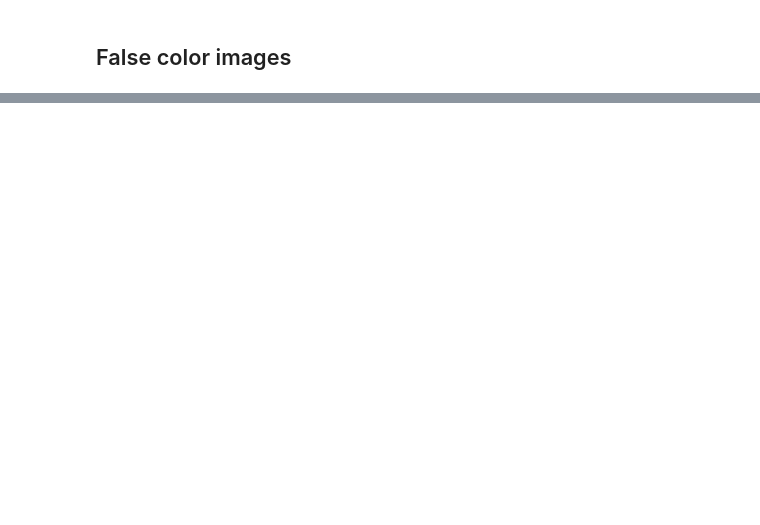
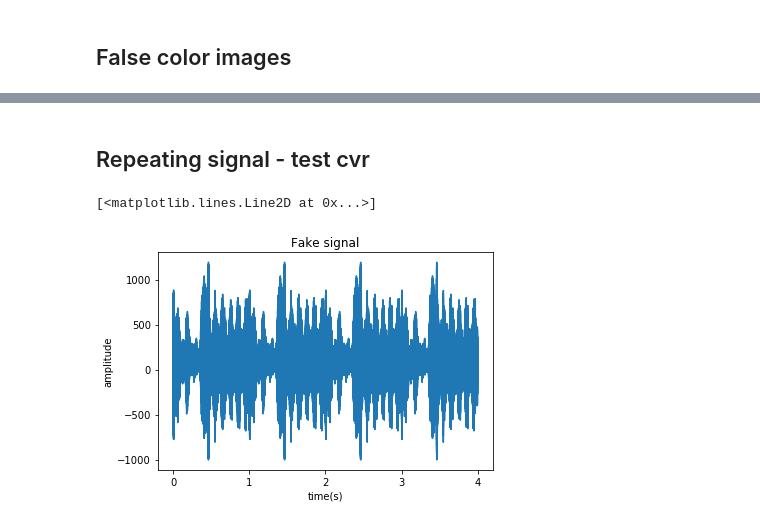
Before and after one commit to kwea123/acoustic-indices, a Jupyter notebook: 100_1030am_NewForest_Bee.ipynb, the cells around one changed output, grey strips where cells are left out. Saved outputs shown, nothing was run; the diff lists cells and outputs as text; code cells hidden in the pictures; blank space fills up the shorter version.

```diff
--- a/100_1030am_NewForest_Bee.ipynb
+++ b/100_1030am_NewForest_Bee.ipynb
@@ -229,0 +248,14 @@ false_img("online",r2,g2,b2)
+# %% [markdown]
+<h2> Repeating signal - test cvr </h2>
+# %%
+fakew = np.append(w[:fs],w[:fs])
+fakew = np.append(fakew, fakew)
+plt.title("Fake signal")
+plt.gca().get_xaxis().set_major_formatter(FuncFormatter(lambda x, p: format(int(x/fs), ',')))
+plt.xticks(np.arange(0,w.size,1*fs)) # set tick every second
+plt.xlabel("time(s)")
+plt.ylabel("amplitude")
+plt.plot(fakew)
+# %% [output]
+[<matplotlib.lines.Line2D at 0x...>]
+[figure, added]
```
Also changed, not shown: parts of 9 cells of this notebook.
